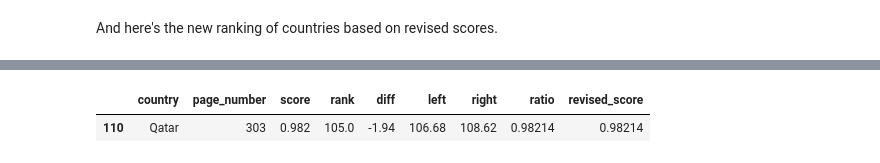
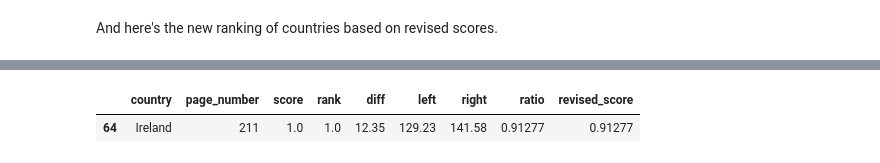
Before and after one commit to AllenDowney/EqualityWEF, a Jupyter notebook: secondary_education.ipynb, the cells around one changed output, grey strips where cells are left out. Drawn from its saved outputs; the diff is of its cells as text; code cells hidden in the pictures.

```diff
--- a/secondary_education.ipynb
+++ b/secondary_education.ipynb
@@ -76,0 +25,5 @@ df['country'] = df['country'].replace({
+# %%
+from utils import read_wef_file
+
+df = read_wef_file("wef_secondary_enrolment.csv")
+df.head()
@@ -318,5 +240,5 @@ df_sorted[columns].tail(50).round(2)
 # %%
-df.query("country == 'Qatar'")
+df.query("country == 'Ireland'")
 # %% [output]
 |  | country | page_number | score | rank | diff | left | right | ratio | revised_score |
-| 110 | Qatar | 303 | 0.982 | 105.0 | -1.94 | 106.68 | 108.62 | 0.98214 | 0.98214 |
+| 64 | Ireland | 211 | 1.0 | 1.0 | 12.35 | 129.23 | 141.58 | 0.91277 | 0.91277 |
```
Also changed, not shown: parts of 34 cells of this notebook, 4 other files.
